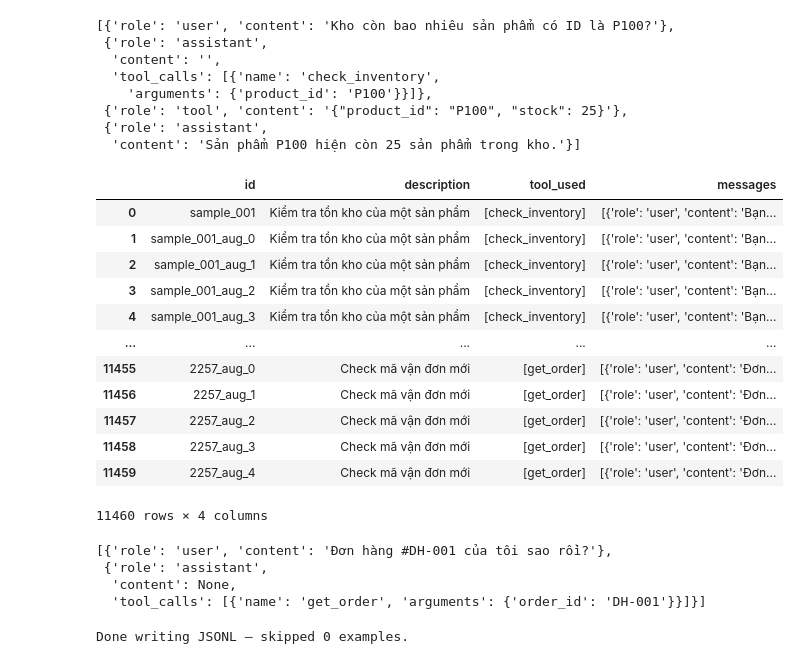
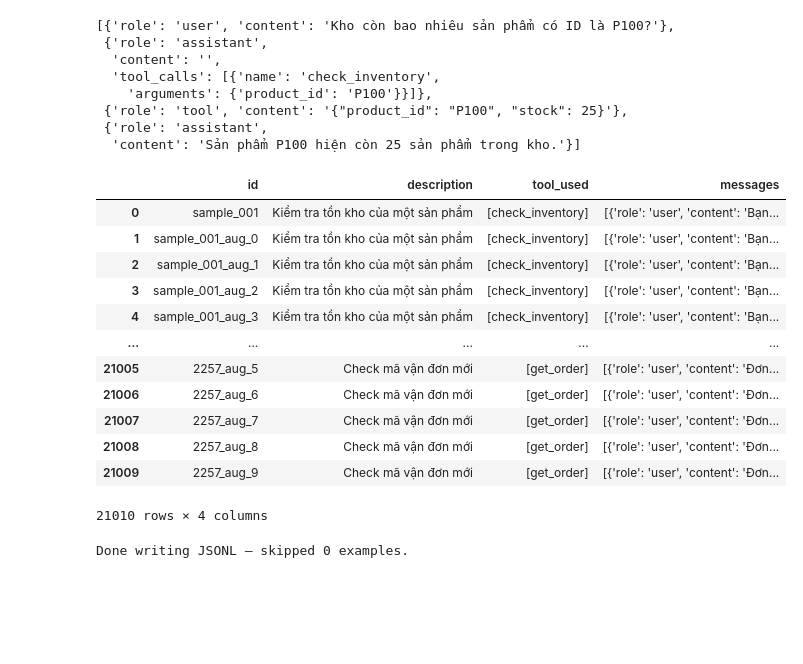
Before and after one commit to HyIsNoob/CS338, a Jupyter notebook: Trial.ipynb, the cells around one changed output. Saved outputs shown, nothing was run; the diff lists cells and outputs as text; code cells hidden in the pictures; blank space fills up the shorter version.

Commit message:
update data

```diff
--- a/Trial.ipynb
+++ b/Trial.ipynb
@@ -338,26 +533,19 @@ new_data = preprocessing(ds, tokenizer)
-# %%
-new_data
-# %% [output]
-|  | id | description | tool_used | messages |
-| 0 | sample_001 | Kiểm tra tồn kho của một sản phẩm | [check_inventory] | [{'role': 'user', 'content': 'Bạn... |
-| 1 | sample_001_aug_0 | Kiểm tra tồn kho của một sản phẩm | [check_inventory] | [{'role': 'user', 'content': 'Bạn... |
-| 2 | sample_001_aug_1 | Kiểm tra tồn kho của một sản phẩm | [check_inventory] | [{'role': 'user', 'content': 'Bạn... |
-| 3 | sample_001_aug_2 | Kiểm tra tồn kho của một sản phẩm | [check_inventory] | [{'role': 'user', 'content': 'Bạn... |
-| 4 | sample_001_aug_3 | Kiểm tra tồn kho của một sản phẩm | [check_inventory] | [{'role': 'user', 'content': 'Bạn... |
-| ... | ... | ... | ... | ... |
-| 11455 | 2257_aug_0 | Check mã vận đơn mới | [get_order] | [{'role': 'user', 'content': 'Đơn... |
-| 11456 | 2257_aug_1 | Check mã vận đơn mới | [get_order] | [{'role': 'user', 'content': 'Đơn... |
-| 11457 | 2257_aug_2 | Check mã vận đơn mới | [get_order] | [{'role': 'user', 'content': 'Đơn... |
-| 11458 | 2257_aug_3 | Check mã vận đơn mới | [get_order] | [{'role': 'user', 'content': 'Đơn... |
-| 11459 | 2257_aug_4 | Check mã vận đơn mới | [get_order] | [{'role': 'user', 'content': 'Đơn... |
-11460 rows × 4 columns
 # %%
-new_data.iloc[17]['messages']
+new_data
 # %% [output]
+|  | id | description | tool_used | messages |
+| 0 | sample_001 | Kiểm tra tồn kho của một sản phẩm | [check_inventory] | [{'role': 'user', 'content': 'Bạn... |
+| 1 | sample_001_aug_0 | Kiểm tra tồn kho của một sản phẩm | [check_inventory] | [{'role': 'user', 'content': 'Bạn... |
+| 2 | sample_001_aug_1 | Kiểm tra tồn kho của một sản phẩm | [check_inventory] | [{'role': 'user', 'content': 'Bạn... |
+| 3 | sample_001_aug_2 | Kiểm tra tồn kho của một sản phẩm | [check_inventory] | [{'role': 'user', 'content': 'Bạn... |
+| 4 | sample_001_aug_3 | Kiểm tra tồn kho của một sản phẩm | [check_inventory] | [{'role': 'user', 'content': 'Bạn... |
+| ... | ... | ... | ... | ... |
+| 21005 | 2257_aug_5 | Check mã vận đơn mới | [get_order] | [{'role': 'user', 'content': 'Đơn... |
+| 21006 | 2257_aug_6 | Check mã vận đơn mới | [get_order] | [{'role': 'user', 'content': 'Đơn... |
+| 21007 | 2257_aug_7 | Check mã vận đơn mới | [get_order] | [{'role': 'user', 'content': 'Đơn... |
+| 21008 | 2257_aug_8 | Check mã vận đơn mới | [get_order] | [{'role': 'user', 'content': 'Đơn... |
+| 21009 | 2257_aug_9 | Check mã vận đơn mới | [get_order] | [{'role': 'user', 'content': 'Đơn... |
-[{'role': 'user', 'content': 'Đơn hàng #DH-001 của tôi sao rồi?'},
- {'role': 'assistant',
-  'content': None,
-  'tool_calls': [{'name': 'get_order', 'arguments': {'order_id': 'DH-001'}}]}]
+21010 rows × 4 columns
 # %%
 import json
 
```
Also changed, not shown: parts of 2 cells of this notebook, 3 other files.
